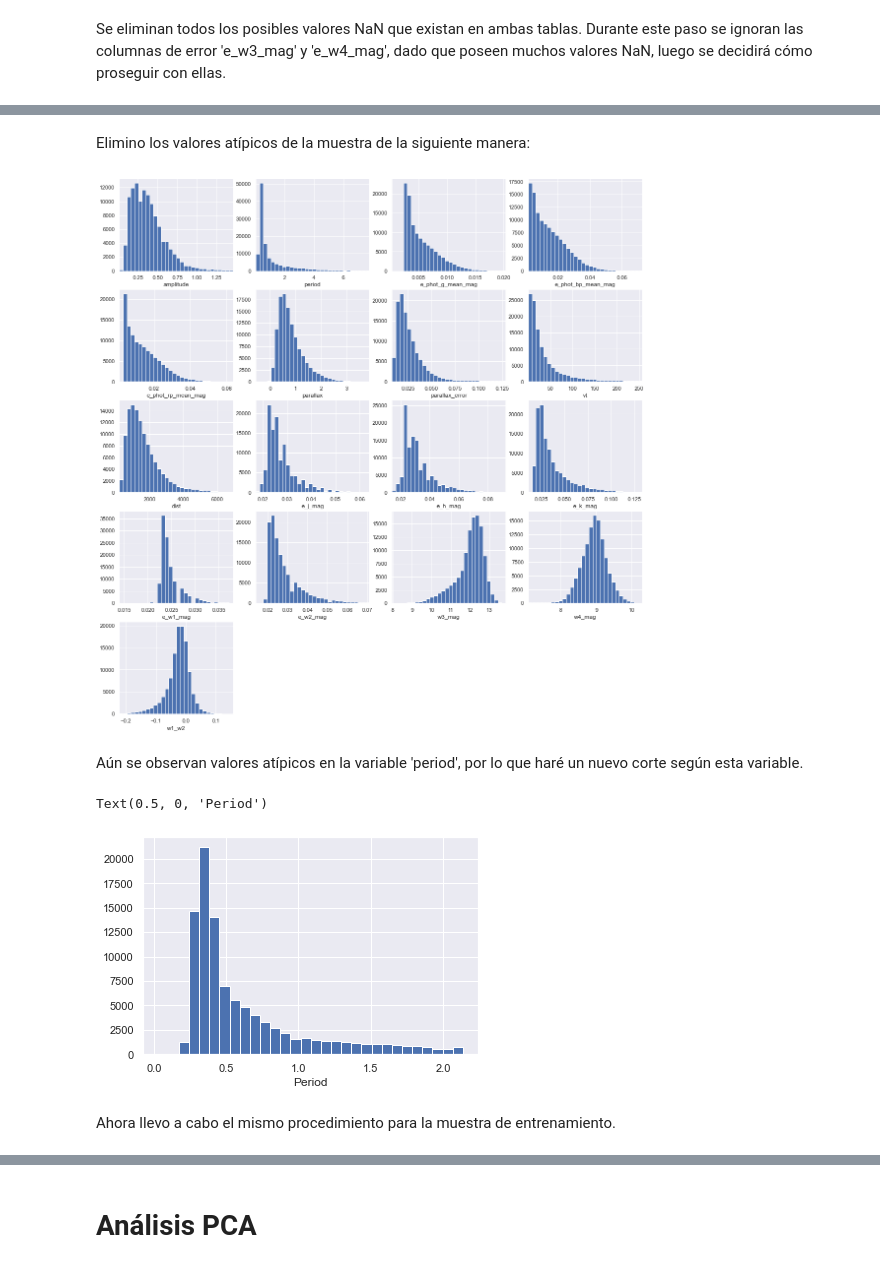
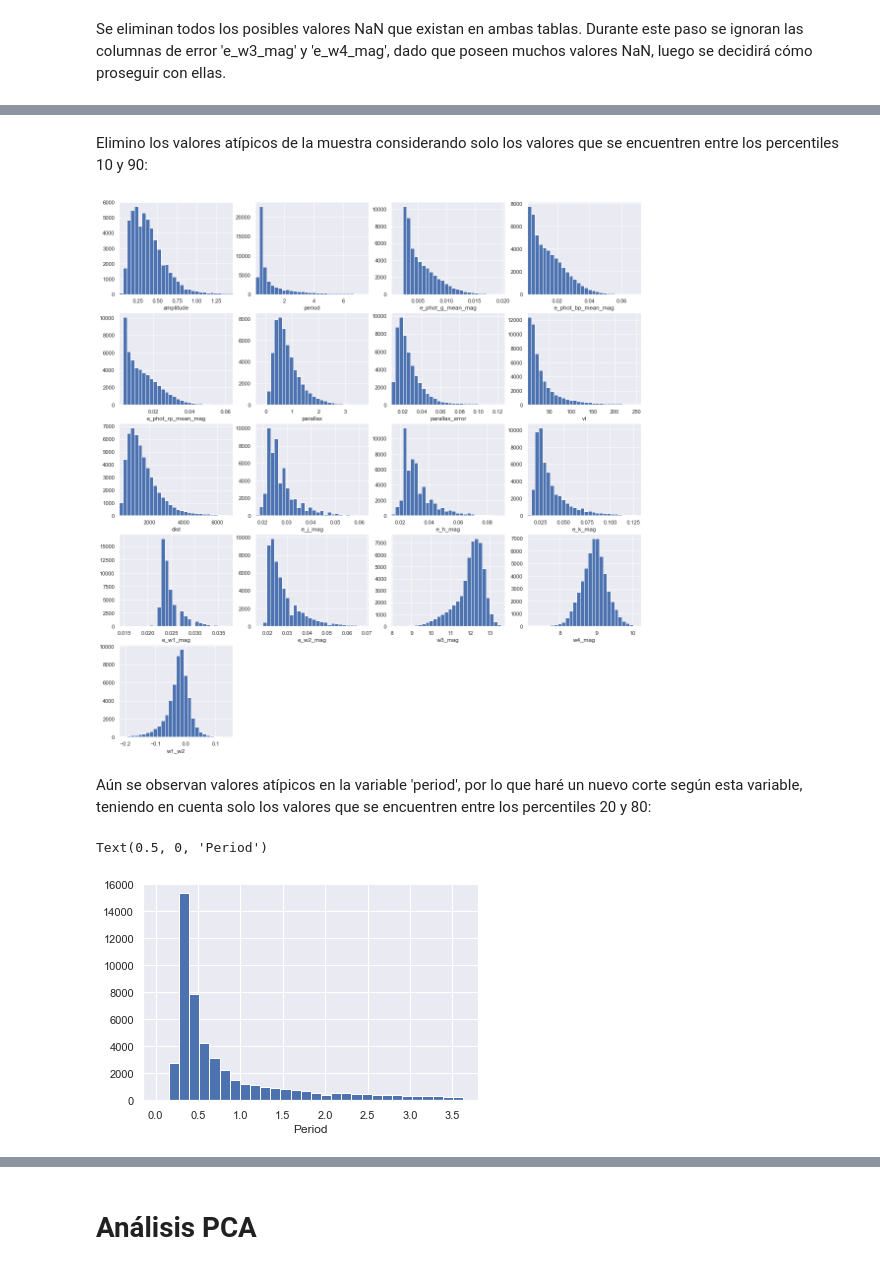
Before and after one commit to paulamique/Practica-Astroestadistica, a Jupyter notebook: Trabajo_Final_Miquelarena.ipynb, the cells around one changed output, grey strips where cells are left out. Saved outputs shown, nothing was run; the diff lists cells and outputs as text; code cells hidden in the pictures.

```diff
--- a/Trabajo_Final_Miquelarena.ipynb
+++ b/Trabajo_Final_Miquelarena.ipynb
@@ -13,10 +13,8 @@ import pandas as pd
 import seaborn as sns
 sns.set()
 # %%
-tabla = pd.read_csv('binaries_con_clasif.csv')
+tabla = pd.read_csv('train.csv')
 muestra=pd.DataFrame(tabla)
-tabla2 = pd.read_csv('train.csv')
-train=pd.DataFrame(tabla2)
 # %% [markdown]
 Las muestras cuenta con 36 variables, cuyos nombres se detallan a continuación.
 # %%
@@ -111,36 +86,34 @@ for i in range (muestra3.shape[1]):
 # %% [markdown]
-Elimino los valores atípicos de la muestra de la siguiente manera:
+Elimino los valores atípicos de la muestra considerando solo los valores que se encuentren entre los percentiles 10 y 90:
 # %%
 for i in range (muestra3.shape[1]):
-    q1= np.quantile(muestra2[outliers[i]], 0.10)
-    q3= np.quantile(muestra2[outliers[i]], 0.90)
+    q1= np.quantile(muestra[outliers[i]], 0.10)
+    q3= np.quantile(muestra[outliers[i]], 0.90)
     minn=q1-1.5*(q3-q1)
     maxx=q3+1.5*(q3-q1)
-    muestra2=muestra2[(muestra2[outliers[i]] > minn)&(muestra2[outliers[i]] < maxx)]
+    muestra=muestra[(muestra[outliers[i]] > minn)&(muestra[outliers[i]] < maxx)]
 # %%
 outliers=muestra3.columns
 fig=plt.figure(figsize=(19,20))
 fig.tight_layout()
 for i in range (muestra3.shape[1]):
-    x=muestra2[outliers[i]]
+    x=muestra[outliers[i]]
     ax=plt.subplot(5,4,i+1)
     ax.hist(x, bins=30)
     ax.set(xlabel=outliers[i])
     ax.set_xlim(min(x),max(x))
 # %% [output]
-[figure, old version]
+[figure, new version]
 # %% [markdown]
-Aún se observan valores atípicos en la variable 'period', por lo que haré un nuevo corte según esta variable.
+Aún se observan valores atípicos en la variable 'period', por lo que haré un nuevo corte según esta variable, teniendo en cuenta solo los valores que se encuentren entre los percentiles 20 y 80:
 # %%
-q1= np.quantile(muestra2['period'], 0.20)
-q3= np.quantile(muestra2['period'], 0.80)
+q1= np.quantile(muestra['period'], 0.20)
+q3= np.quantile(muestra['period'], 0.80)
 minn=q1-1.5*(q3-q1)
 maxx=q3+1.5*(q3-q1)
-muestra2=muestra2[(muestra2['period'] > minn)&(muestra2['period'] < maxx)]
-plt.hist(muestra2['period'],bins=30)
+muestra=muestra[(muestra['period'] > minn)&(muestra['period'] < maxx)]
+plt.hist(muestra['period'],bins=30)
 plt.xlabel('Period')
 # %% [output]
 Text(0.5, 0, 'Period')
-[figure, old version]
+[figure, new version]
-# %% [markdown]
-Ahora llevo a cabo el mismo procedimiento para la muestra de entrenamiento.
```
Also changed, not shown: parts of 47 cells of this notebook, 2 other files.
